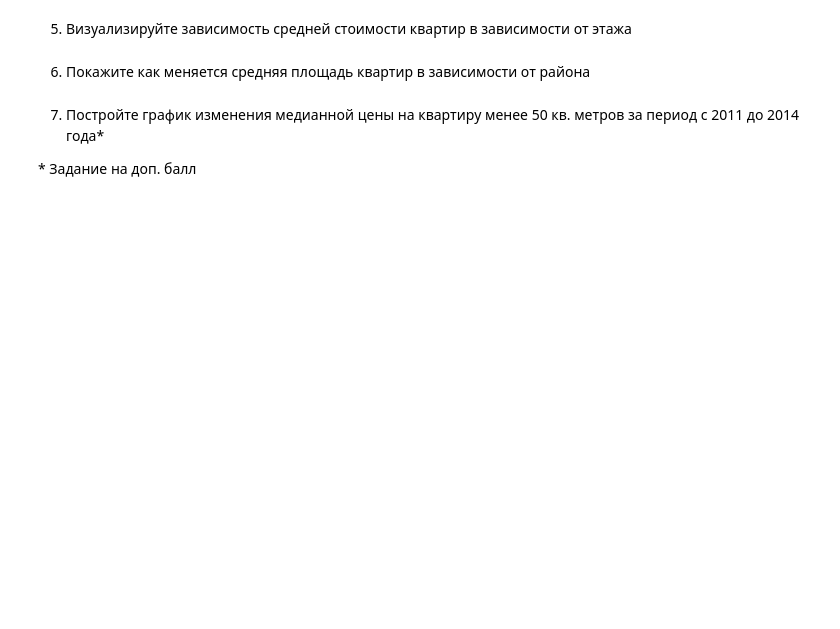
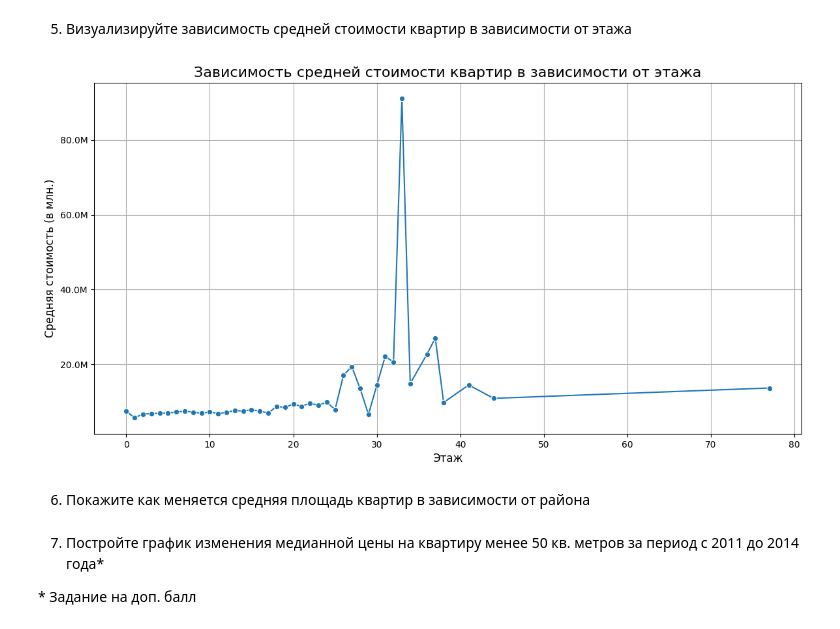
Before and after one commit to AlekseiZavorotnyi/ML, a Jupyter notebook: Lab1-4.ipynb, the cells around one changed output. Drawn from its saved outputs; the diff is of its cells as text; code cells hidden in the pictures; blank space fills up the shorter version.

```diff
--- a/Lab1-4.ipynb
+++ b/Lab1-4.ipynb
@@ -103,4 +353,26 @@ import pandas as pd
 # %% [markdown]
 5. Визуализируйте зависимость средней стоимости квартир в зависимости от этажа
+# %%
+avg_price_by_floor = df.groupby('floor')['price_doc'].mean().reset_index()
+
+plt.figure(figsize=(14, 7))
+sns.lineplot(
+    data=avg_price_by_floor,
+    x='floor',
+    y='price_doc',
+    marker='o'
+ )
+
+plt.title('Зависимость средней стоимости квартир в зависимости от этажа', fontsize=16)
+plt.xlabel('Этаж', fontsize=12)
+plt.ylabel('Средняя стоимость (в млн.)', fontsize=12)
+
+formatter = plt.FuncFormatter(lambda x, pos: f'{x / 1_000_000:.1f}M')
+plt.gca().yaxis.set_major_formatter(formatter)
+
+plt.grid(True)
+plt.show()
+# %% [output]
+[figure, added]
 # %% [markdown]
 6. Покажите как меняется средняя площадь квартир в зависимости от района
```
Also changed, not shown: parts of 29 cells of this notebook.
